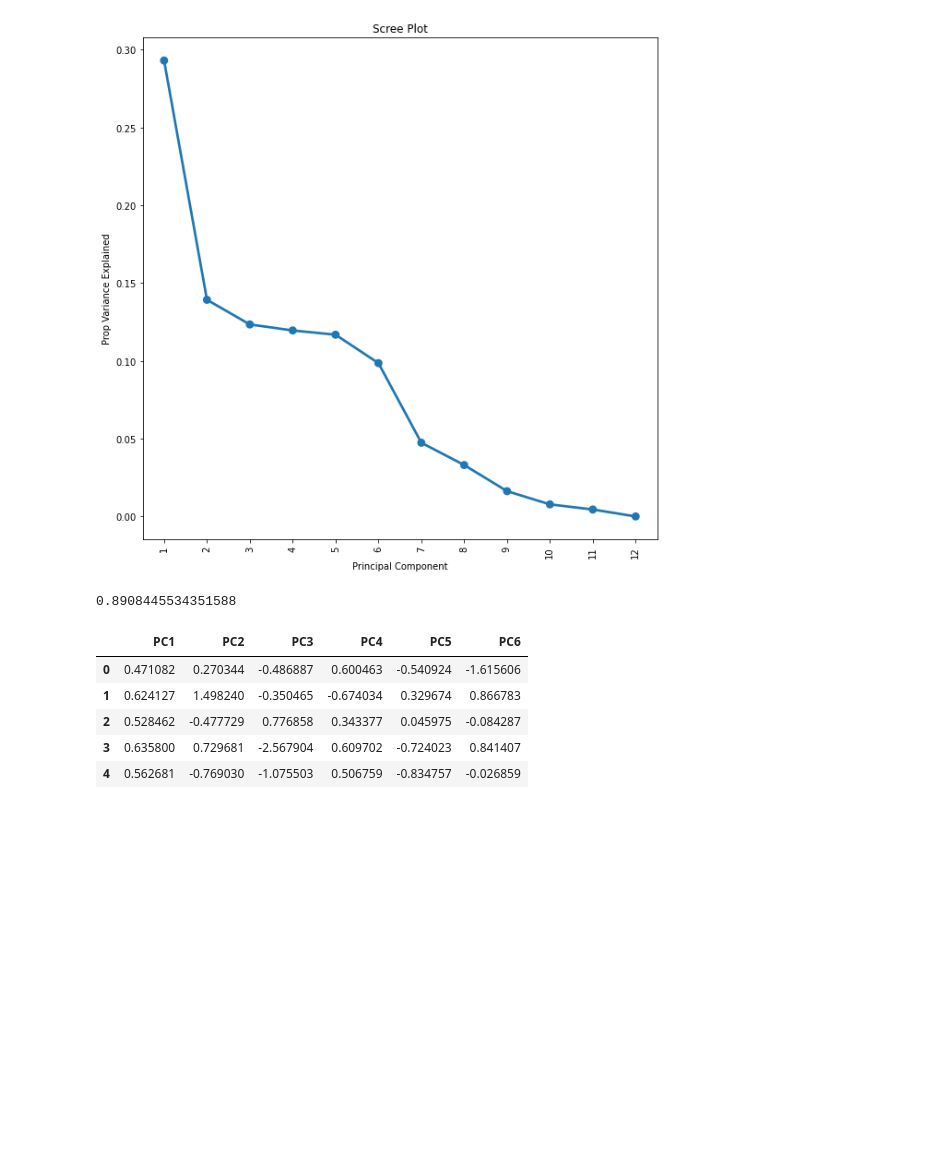
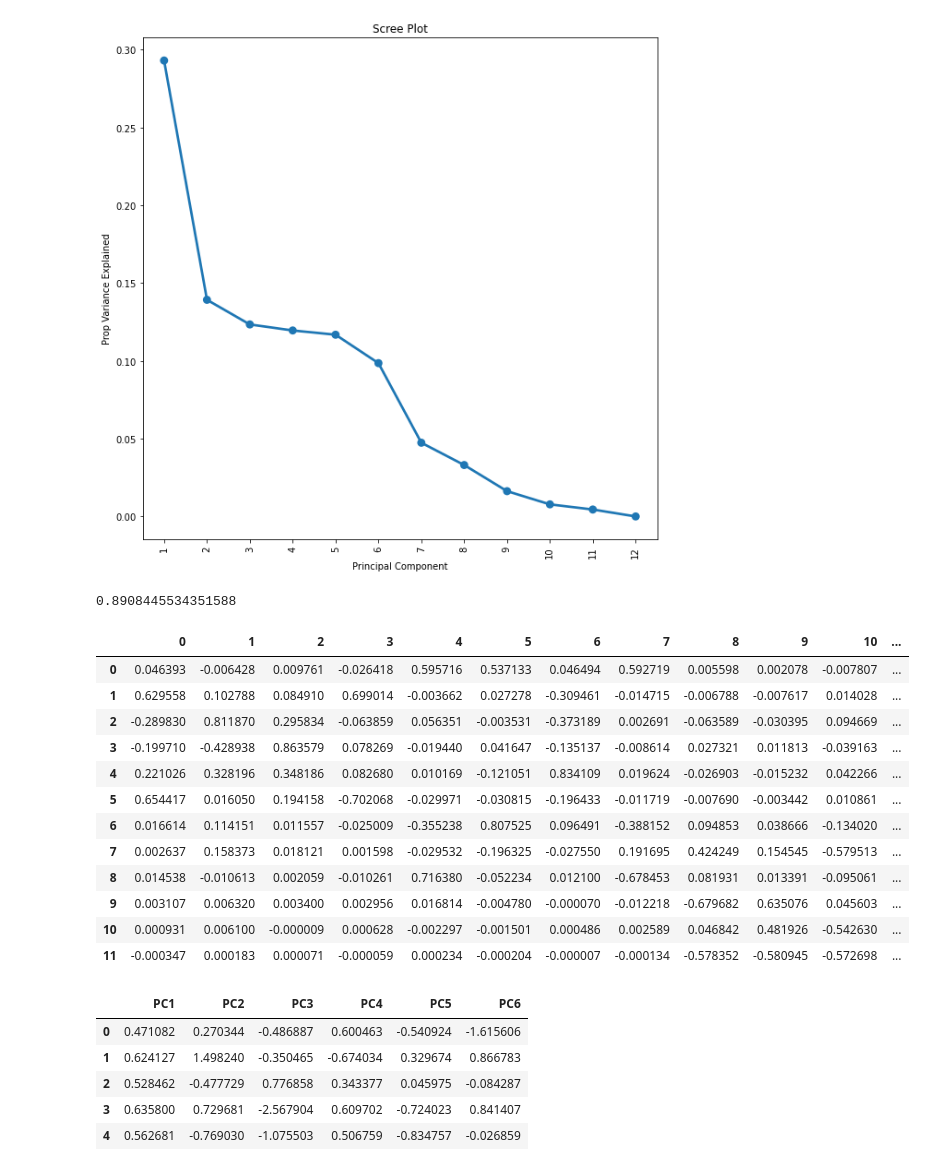
Before and after one commit to jeremylee73/ix-sendy-logistics, a Jupyter notebook: sendy-logistics-pca.ipynb, the cells around one changed output. Drawn from its saved outputs; the diff is of its cells as text; code cells hidden in the pictures; blank space fills up the shorter version.

```diff
--- a/sendy-logistics-pca.ipynb
+++ b/sendy-logistics-pca.ipynb
@@ -166,6 +166,22 @@ Text(0.5, 1.0, 'Scree Plot')
 pca.explained_variance_ratio_[:6].sum()
 # %% [output]
 0.8908445534351588
+# %%
+pd.DataFrame(pca.components_)
+# %% [output]
+|  | 0 | 1 | 2 | 3 | 4 | 5 | 6 | 7 | 8 | 9 | 10 | ... |
+| 0 | 0.046393 | -0.006428 | 0.009761 | -0.026418 | 0.595716 | 0.537133 | 0.046494 | 0.592719 | 0.005598 | 0.002078 | -0.007807 | ... |
+| 1 | 0.629558 | 0.102788 | 0.084910 | 0.699014 | -0.003662 | 0.027278 | -0.309461 | -0.014715 | -0.006788 | -0.007617 | 0.014028 | ... |
+| 2 | -0.289830 | 0.811870 | 0.295834 | -0.063859 | 0.056351 | -0.003531 | -0.373189 | 0.002691 | -0.063589 | -0.030395 | 0.094669 | ... |
+| 3 | -0.199710 | -0.428938 | 0.863579 | 0.078269 | -0.019440 | 0.041647 | -0.135137 | -0.008614 | 0.027321 | 0.011813 | -0.039163 | ... |
+| 4 | 0.221026 | 0.328196 | 0.348186 | 0.082680 | 0.010169 | -0.121051 | 0.834109 | 0.019624 | -0.026903 | -0.015232 | 0.042266 | ... |
+| 5 | 0.654417 | 0.016050 | 0.194158 | -0.702068 | -0.029971 | -0.030815 | -0.196433 | -0.011719 | -0.007690 | -0.003442 | 0.010861 | ... |
+| 6 | 0.016614 | 0.114151 | 0.011557 | -0.025009 | -0.355238 | 0.807525 | 0.096491 | -0.388152 | 0.094853 | 0.038666 | -0.134020 | ... |
+| 7 | 0.002637 | 0.158373 | 0.018121 | 0.001598 | -0.029532 | -0.196325 | -0.027550 | 0.191695 | 0.424249 | 0.154545 | -0.579513 | ... |
+| 8 | 0.014538 | -0.010613 | 0.002059 | -0.010261 | 0.716380 | -0.052234 | 0.012100 | -0.678453 | 0.081931 | 0.013391 | -0.095061 | ... |
+| 9 | 0.003107 | 0.006320 | 0.003400 | 0.002956 | 0.016814 | -0.004780 | -0.000070 | -0.012218 | -0.679682 | 0.635076 | 0.045603 | ... |
+| 10 | 0.000931 | 0.006100 | -0.000009 | 0.000628 | -0.002297 | -0.001501 | 0.000486 | 0.002589 | 0.046842 | 0.481926 | -0.542630 | ... |
+| 11 | -0.000347 | 0.000183 | 0.000071 | -0.000059 | 0.000234 | -0.000204 | -0.000007 | -0.000134 | -0.578352 | -0.580945 | -0.572698 | ... |
 # %%
 train_pcs = pc_scores.iloc[:,:6]
 train_pcs.head()
```
Also changed, not shown: 2 other files.
